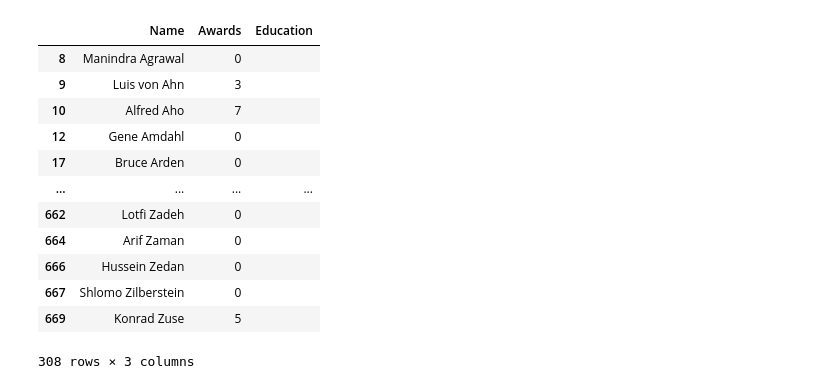
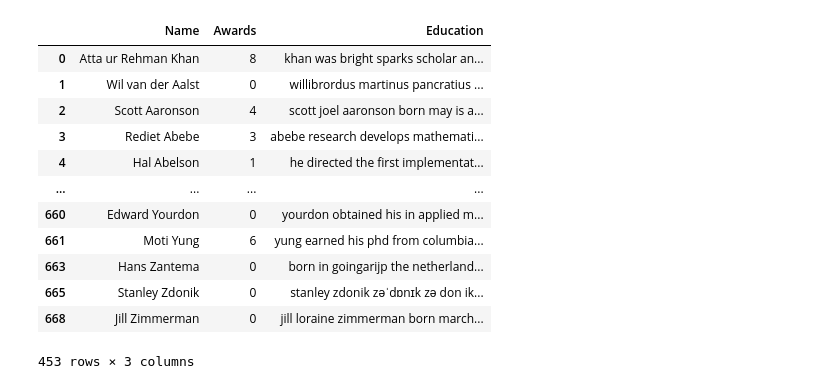
Before and after one commit to gkontogiannhs/mdds, a Jupyter notebook: wiki_scraper.ipynb, the cells around one changed output. Cells and saved outputs as stored; diff of their text form; code cells hidden in the pictures.

```diff
--- a/wiki_scraper.ipynb
+++ b/wiki_scraper.ipynb
@@ -139 +150,17 @@ df = DataFrame(data, columns=['Name', 'Awards', 'Education'])
+# %%
+df
+# %% [output]
+|  | Name | Awards | Education |
+| 0 | Atta ur Rehman Khan | 8 | khan was bright sparks scholar an... |
+| 1 | Wil van der Aalst | 0 | willibrordus martinus pancratius ... |
+| 2 | Scott Aaronson | 4 | scott joel aaronson born may is a... |
+| 3 | Rediet Abebe | 3 | abebe research develops mathemati... |
+| 4 | Hal Abelson | 1 | he directed the first implementat... |
+| ... | ... | ... | ... |
+| 660 | Edward Yourdon | 0 | yourdon obtained his in applied m... |
+| 661 | Moti Yung | 6 | yung earned his phd from columbia... |
+| 663 | Hans Zantema | 0 | born in goingarijp the netherland... |
+| 665 | Stanley Zdonik | 0 | stanley zdonik zəˈdɒnɪk zə don ik... |
+| 668 | Jill Zimmerman | 0 | jill loraine zimmerman born march... |
+453 rows × 3 columns
 # %%
@@ -143,16 +167,0 @@ df.to_csv('List_of_computer_scientists.csv', index=False, header=True, line_term
-# %%
-df[df['Education'] == '']
-# %% [output]
-|  | Name | Awards | Education |
-| 8 | Manindra Agrawal | 0 |  |
-| 9 | Luis von Ahn | 3 |  |
-| 10 | Alfred Aho | 7 |  |
-| 12 | Gene Amdahl | 0 |  |
-| 17 | Bruce Arden | 0 |  |
-| ... | ... | ... | ... |
-| 662 | Lotfi Zadeh | 0 |  |
-| 664 | Arif Zaman | 0 |  |
-| 666 | Hussein Zedan | 0 |  |
-| 667 | Shlomo Zilberstein | 0 |  |
-| 669 | Konrad Zuse | 5 |  |
-308 rows × 3 columns
```
Also changed, not shown: parts of 14 cells of this notebook, 4 other files.
